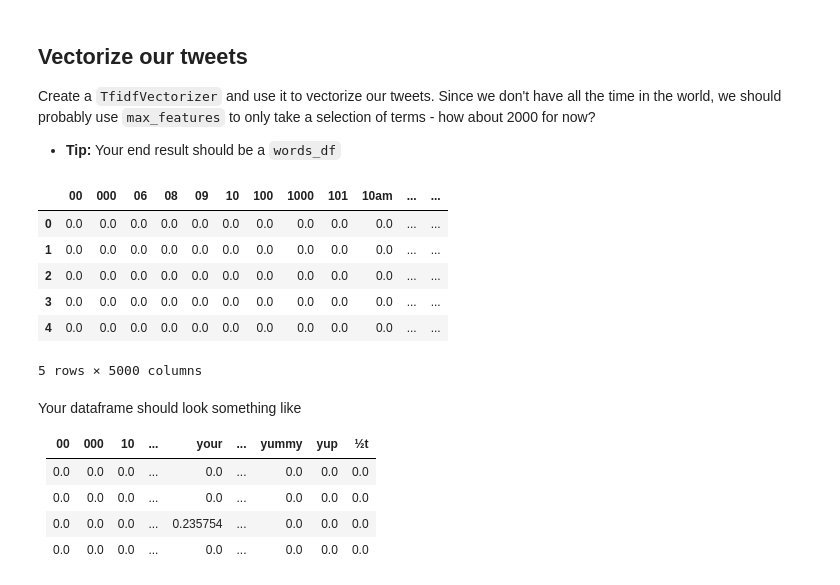
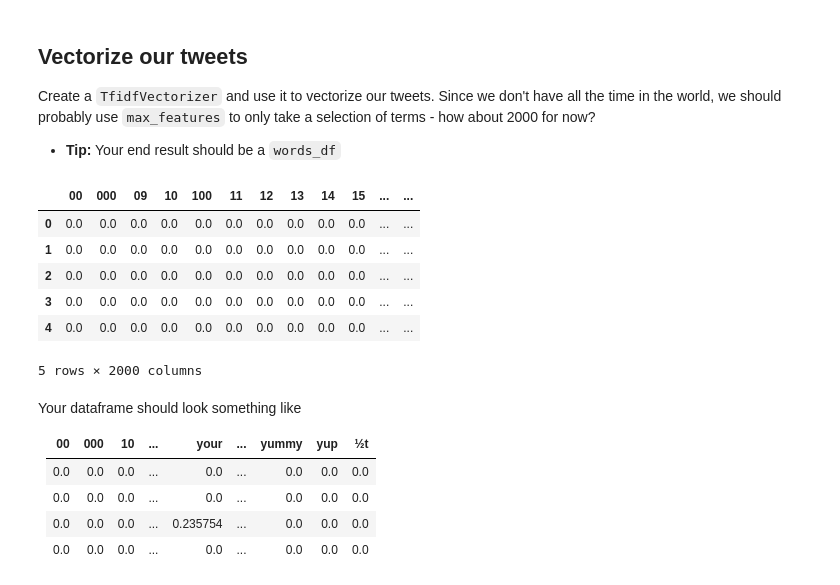
Before and after one commit to domhnallog/class_col_algorithms, a Jupyter notebook: 09-homework/09-homework-sentiment-analysis-odonnchadha.ipynb, the cells around one changed output. Cells and saved outputs as stored; diff of their text form; code cells hidden in the pictures.

```diff
--- a/09-homework/09-homework-sentiment-analysis-odonnchadha.ipynb
+++ b/09-homework/09-homework-sentiment-analysis-odonnchadha.ipynb
@@ -245,19 +245,19 @@ Create a `TfidfVectorizer` and use it to vectorize our tweets. Since we don't ha
 # %%
 from sklearn.feature_extraction.text import TfidfVectorizer
 # %%
-vectorizer = TfidfVectorizer(max_features=5000)
+vectorizer = TfidfVectorizer(max_features=2000)
 X = vectorizer.fit_transform(df.content)
 vectorizer.get_feature_names()
 words_df = pd.DataFrame(X.toarray(), columns=vectorizer.get_feature_names())
 words_df.head()
 # %% [output]
-|  | 00 | 000 | 06 | 08 | 09 | 10 | 100 | 1000 | 101 | 10am | ... | ... |
+|  | 00 | 000 | 09 | 10 | 100 | 11 | 12 | 13 | 14 | 15 | ... | ... |
 | 0 | 0.0 | 0.0 | 0.0 | 0.0 | 0.0 | 0.0 | 0.0 | 0.0 | 0.0 | 0.0 | ... | ... |
 | 1 | 0.0 | 0.0 | 0.0 | 0.0 | 0.0 | 0.0 | 0.0 | 0.0 | 0.0 | 0.0 | ... | ... |
 | 2 | 0.0 | 0.0 | 0.0 | 0.0 | 0.0 | 0.0 | 0.0 | 0.0 | 0.0 | 0.0 | ... | ... |
 | 3 | 0.0 | 0.0 | 0.0 | 0.0 | 0.0 | 0.0 | 0.0 | 0.0 | 0.0 | 0.0 | ... | ... |
 | 4 | 0.0 | 0.0 | 0.0 | 0.0 | 0.0 | 0.0 | 0.0 | 0.0 | 0.0 | 0.0 | ... | ... |
-5 rows × 5000 columns
+5 rows × 2000 columns
 # %% [markdown]
 Your dataframe should look something like
 
```
Also changed, not shown: parts of 23 cells of this notebook.
